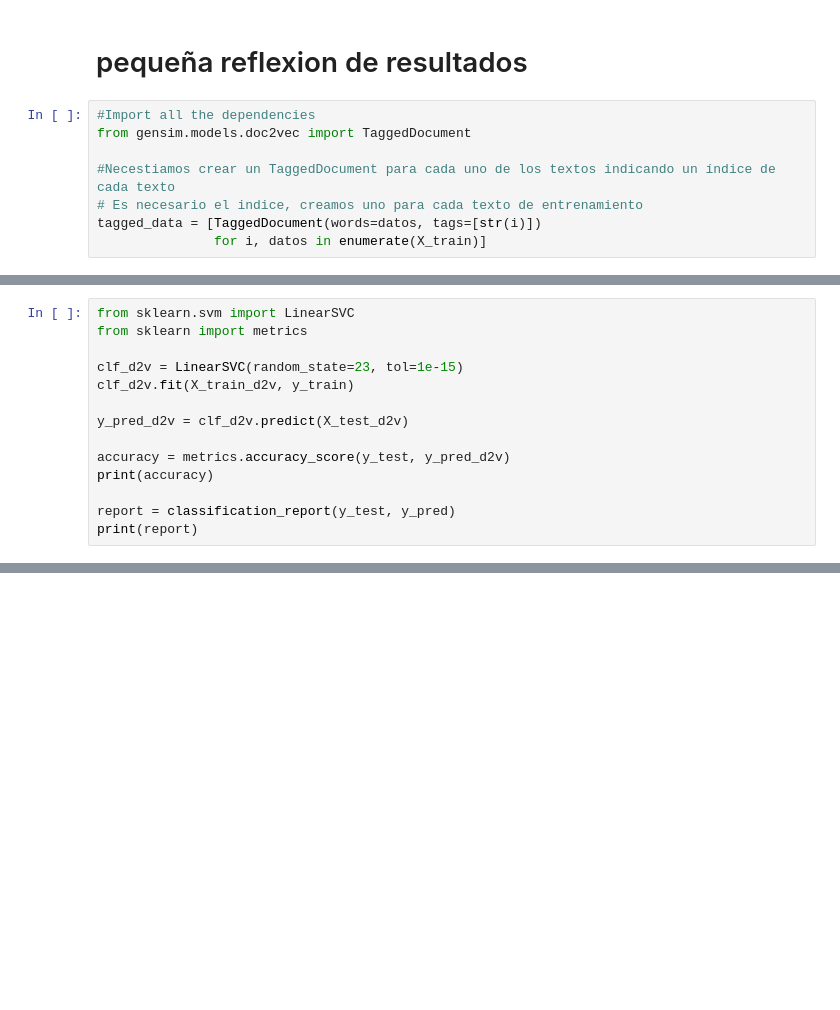
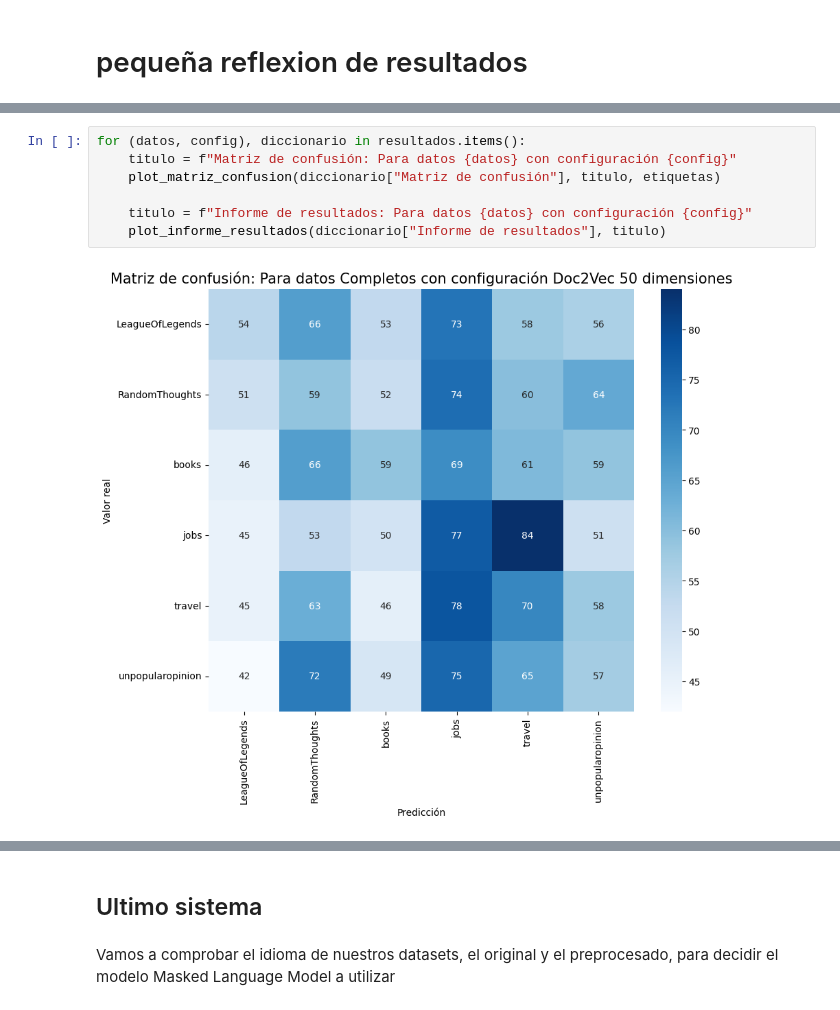
Before and after one commit to daniela-murciam-um-es/PLN-practicasParte2, a Jupyter notebook: apartado_2.ipynb, the cells around one changed output, grey strips where cells are left out. Cells and saved outputs as stored; diff of their text form; blank space fills up the shorter version.

```diff
--- a/apartado_2.ipynb
+++ b/apartado_2.ipynb
@@ -124,10 +256,2 @@ unpopularopinion       0.35      0.29      0.32       360
 # %% [markdown]
 # pequeña reflexion de resultados
-# %%
-#Import all the dependencies
-from gensim.models.doc2vec import TaggedDocument
-
-#Necestiamos crear un TaggedDocument para cada uno de los textos indicando un índice de cada texto
-# Es necesario el indice, creamos uno para cada texto de entrenamiento
-tagged_data = [TaggedDocument(words=datos, tags=[str(i)])
-               for i, datos in enumerate(X_train)]
@@ -185,14 +271,0 @@ X_test_d2v = [vectorizar_comentario(comentario, doc2vec_model) for comentario in
-# %%
-from sklearn.svm import LinearSVC
-from sklearn import metrics
-
-clf_d2v = LinearSVC(random_state=23, tol=1e-15)
-clf_d2v.fit(X_train_d2v, y_train)
-
-y_pred_d2v = clf_d2v.predict(X_test_d2v)
-
-accuracy = metrics.accuracy_score(y_test, y_pred_d2v)
-print(accuracy)
-
-report = classification_report(y_test, y_pred)
-print(report)
@@ -286,0 +369,9 @@ ValueError: Unable to create tensor, you should probably activate truncation and
+# %%
+for (datos, config), diccionario in resultados.items():
+	titulo = f"Matriz de confusión: Para datos {datos} con configuración {config}"
+	plot_matriz_confusion(diccionario["Matriz de confusión"], titulo, etiquetas)
+
+	titulo = f"Informe de resultados: Para datos {datos} con configuración {config}"
+	plot_informe_resultados(diccionario["Informe de resultados"], titulo)
+# %% [output]
+[figure, added]
@@ -286,0 +389,4 @@ ValueError: Unable to create tensor, you should probably activate truncation and
+# %% [markdown]
+## Ultimo sistema
+# %% [markdown]
+Vamos a comprobar el idioma de nuestros datasets, el original y el preprocesado, para decidir el modelo Masked Language Model a utilizar
```
Also changed, not shown: parts of 37 cells of this notebook, 1 other file.
